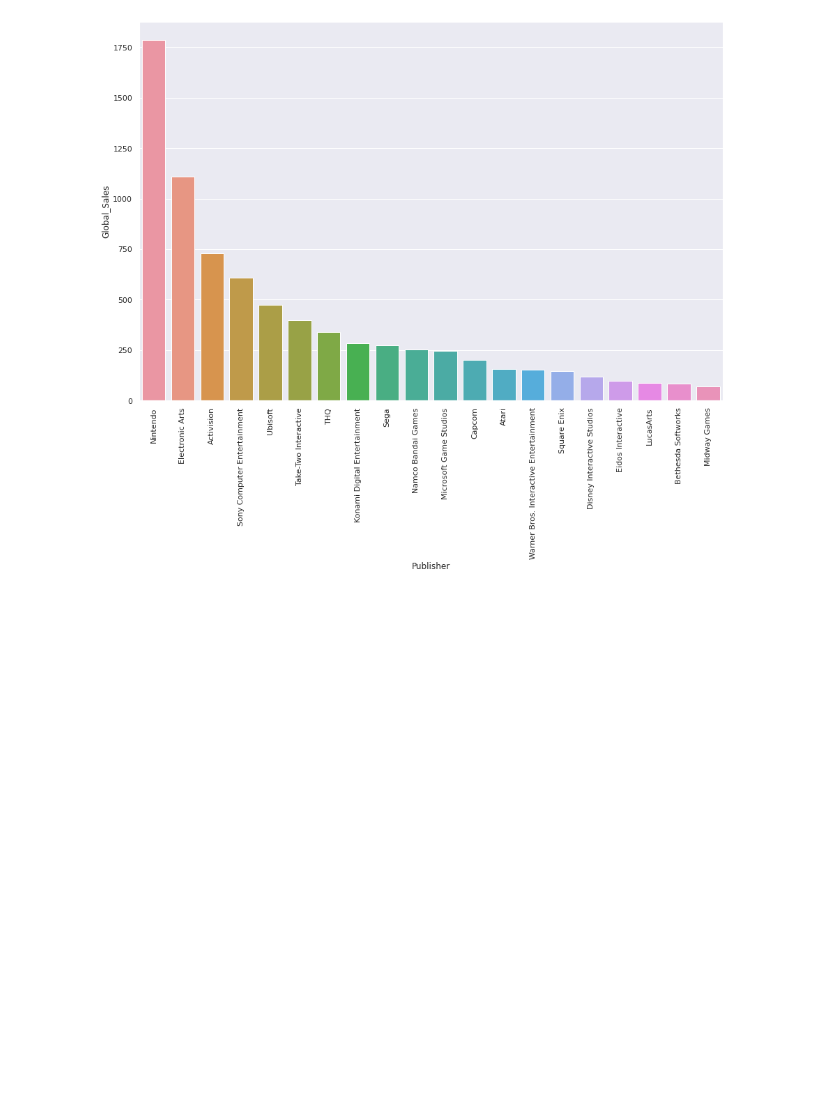
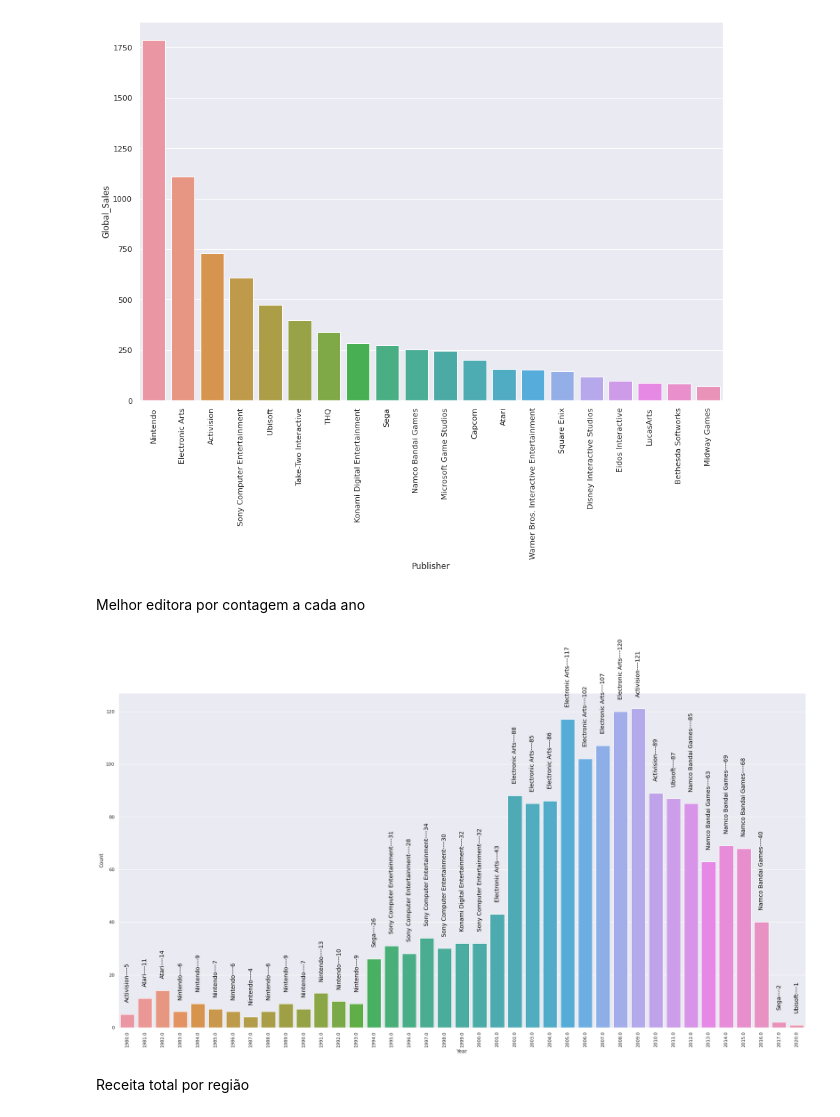
Before and after one commit to edineim/data_analysis_video_games_sales, a Jupyter notebook: Video_Game_Sales_Exploratory_Data_Analysis.ipynb, the cells around one changed output. Drawn from its saved outputs; the diff is of its cells as text; code cells hidden in the pictures; blank space fills up the shorter version.

```diff
--- a/Video_Game_Sales_Exploratory_Data_Analysis.ipynb
+++ b/Video_Game_Sales_Exploratory_Data_Analysis.ipynb
@@ -369,3 +369,32 @@ sns.barplot(x='Publisher', y='Global_Sales', data=sale_pbl)
 plt.xticks(rotation=90);
 # %% [output]
 [figure]
+# %% [markdown]
+Melhor editora por contagem a cada ano
+# %%
+top_publisher =  df[['Year', 'Publisher']]
+top_publisher_df = top_publisher.groupby(by=['Year', 'Publisher']).size().reset_index(name='Count')
+top_publisher_idx =  top_publisher_df.groupby(by=['Year'])['Count'].transform(max) == top_publisher_df['Count']
+top_publisher_count = top_publisher_df[top_publisher_idx].reset_index(drop=True)
+top_publisher_count  = top_publisher_count.drop_duplicates(subset=["Year", "Count"], keep='last').reset_index(drop=True)
+# top_publisher_count
+# %%
+publisher= top_publisher_count['Publisher']
+# %%
+plt.figure(figsize=(30, 15))
+g = sns.barplot(x='Year', y='Count', data=top_publisher_count)
+index = 0
+for value in top_publisher_count['Count'].values:
+#     print(asd)
+    g.text(index, value + 5, str(publisher[index] + '----' +str(value)), color='#000', size=14, rotation= 90, ha="center")
+    index += 1
+
+
+
+
+plt.xticks(rotation=90)
+plt.show()
+# %% [output]
+[figure, added]
+# %% [markdown]
+Receita total por região
```
Also changed, not shown: parts of 20 cells of this notebook.
